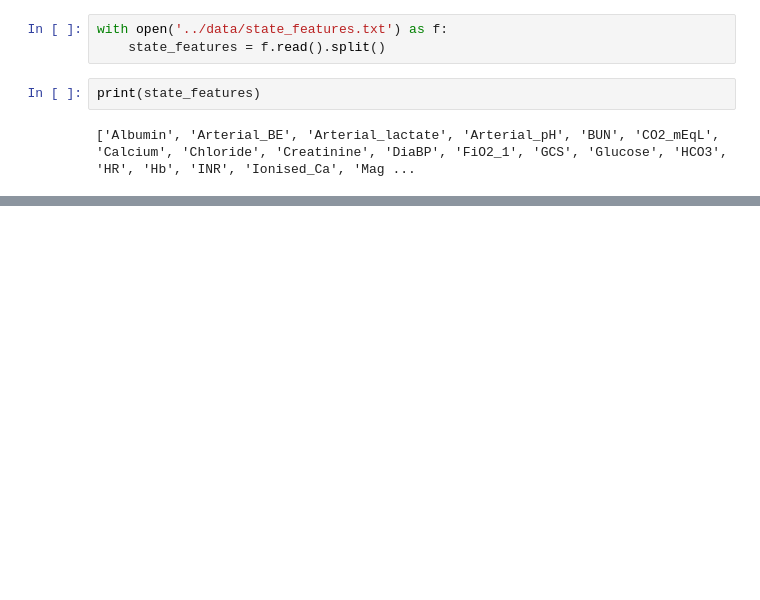
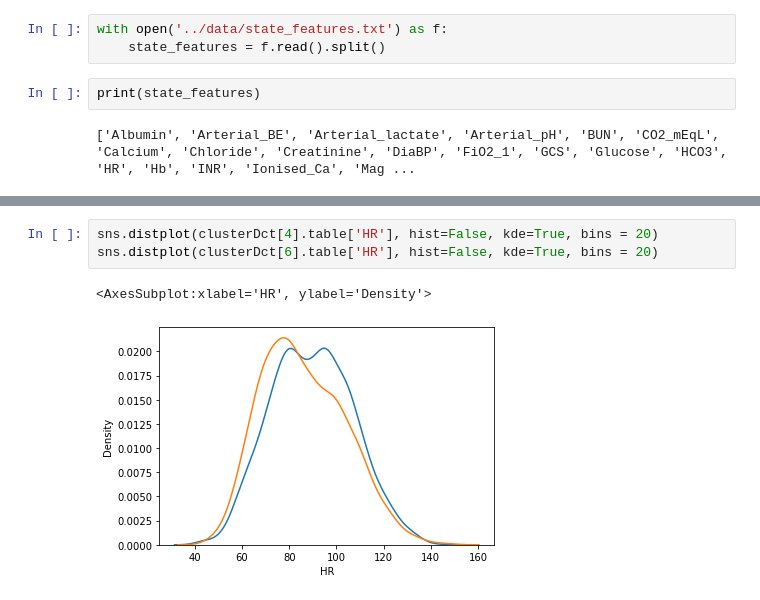
Before and after one commit to yichong96/MultiTaskIRL, a Jupyter notebook: Preprocessing/PostProcess.ipynb, the cells around one changed output, grey strips where cells are left out. Saved outputs shown, nothing was run; the diff lists cells and outputs as text; blank space fills up the shorter version.

```diff
--- a/Preprocessing/PostProcess.ipynb
+++ b/Preprocessing/PostProcess.ipynb
@@ -741,0 +991,6 @@ clusterDct[3].table[450:500]
+# %%
+sns.distplot(clusterDct[4].table['HR'], hist=False, kde=True, bins = 20)
+sns.distplot(clusterDct[6].table['HR'], hist=False, kde=True, bins = 20)
+# %% [output]
+<AxesSubplot:xlabel='HR', ylabel='Density'>
+[figure, added]
```
Also changed, not shown: parts of 65 cells of this notebook, 6 other files.
